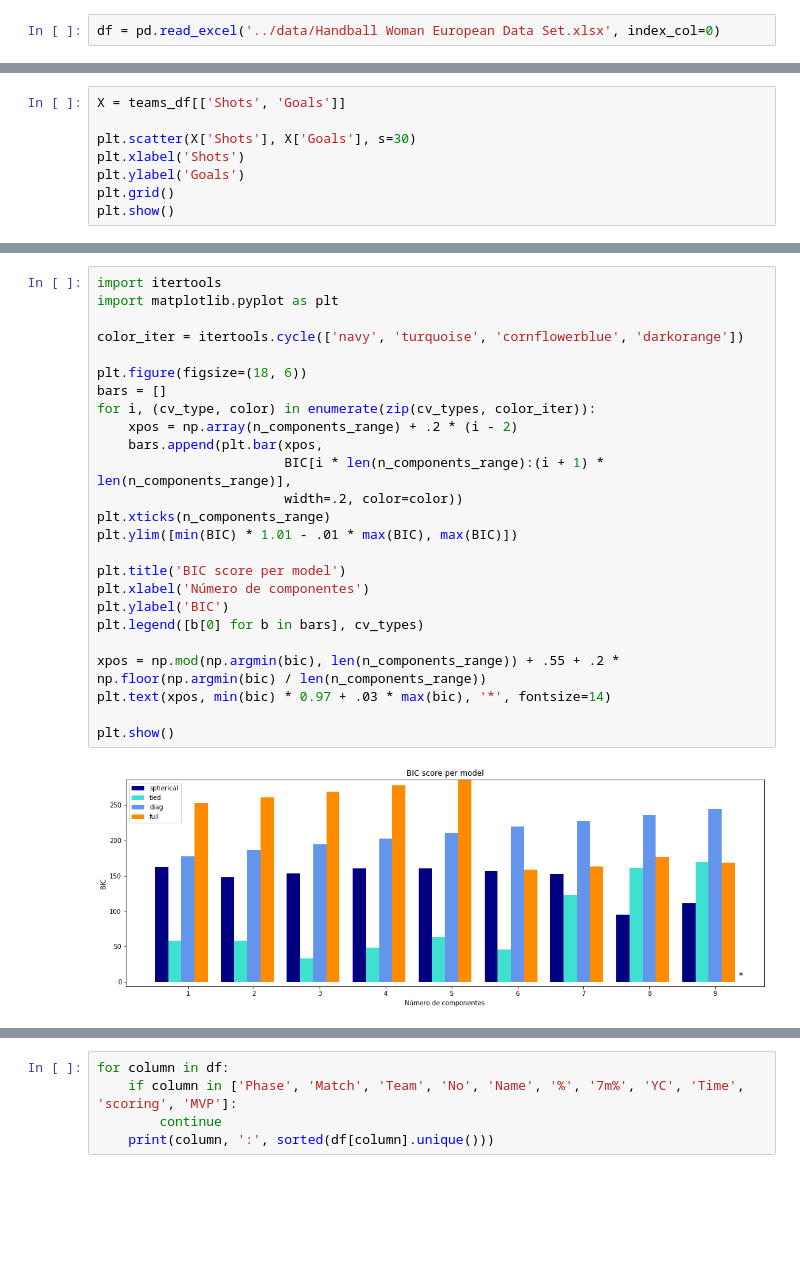
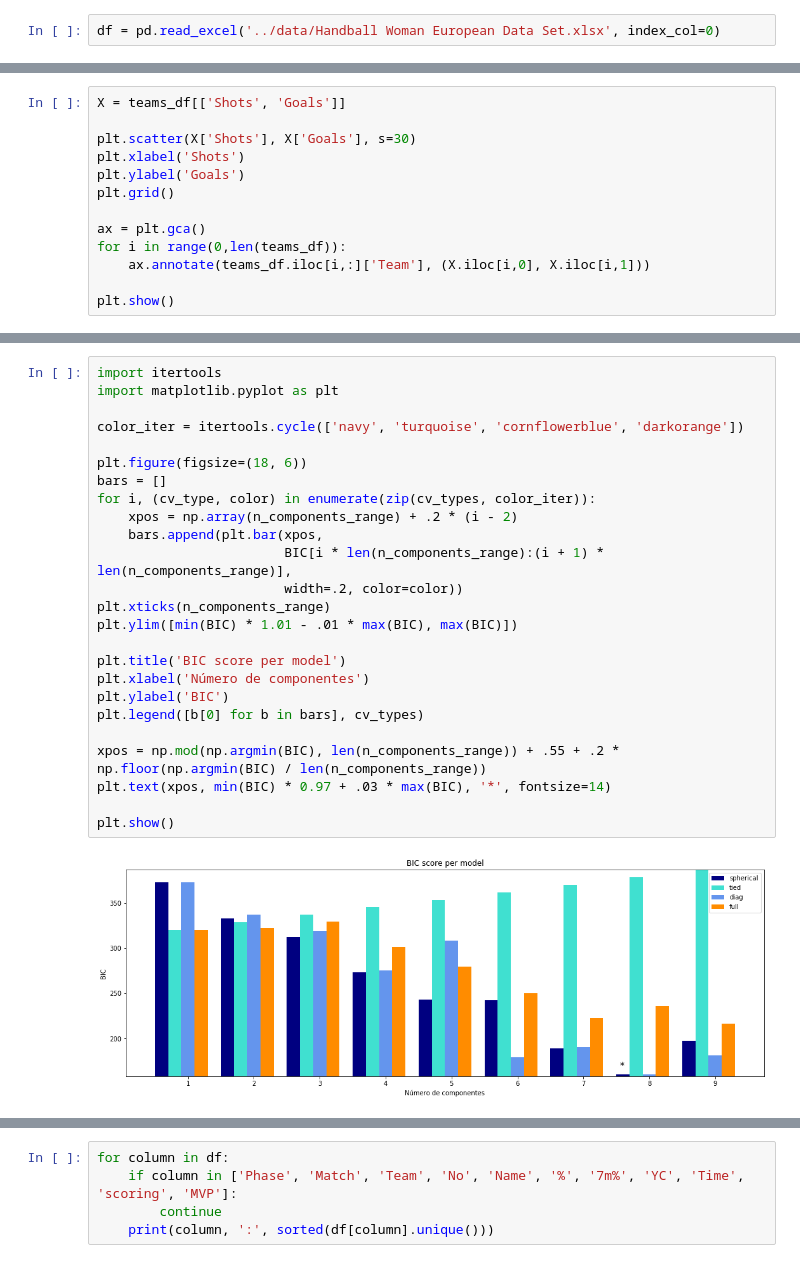
Before and after one commit to AlbertoVelascoMata/course.dsi, a Jupyter notebook: notebooks/Clustering_teams.ipynb, the cells around one changed output, grey strips where cells are left out. Drawn from its saved outputs; the diff is of its cells as text; blank space fills up the shorter version.

Commit message:
final clustering of teams notebook

```diff
--- a/notebooks/Clustering_teams.ipynb
+++ b/notebooks/Clustering_teams.ipynb
@@ -69,5 +76,10 @@ plt.scatter(X['Shots'], X['Goals'], s=30)
 plt.xlabel('Shots')
 plt.ylabel('Goals')
 plt.grid()
+
+ax = plt.gca()
+for i in range(0,len(teams_df)):
+    ax.annotate(teams_df.iloc[i,:]['Team'], (X.iloc[i,0], X.iloc[i,1]))
+
 plt.show()
 # %% [output]
@@ -103,27 +117,27 @@ Mejor tipo de Covarianza: spherical
 # %%
 import itertools
 import matplotlib.pyplot as plt
 
 color_iter = itertools.cycle(['navy', 'turquoise', 'cornflowerblue', 'darkorange'])
 
 plt.figure(figsize=(18, 6))
 bars = []
 for i, (cv_type, color) in enumerate(zip(cv_types, color_iter)):
     xpos = np.array(n_components_range) + .2 * (i - 2)
     bars.append(plt.bar(xpos,
                         BIC[i * len(n_components_range):(i + 1) * len(n_components_range)],
                         width=.2, color=color))
 plt.xticks(n_components_range)
 plt.ylim([min(BIC) * 1.01 - .01 * max(BIC), max(BIC)])
 
 plt.title('BIC score per model')
 plt.xlabel('Número de componentes')
 plt.ylabel('BIC')
 plt.legend([b[0] for b in bars], cv_types)
 
-xpos = np.mod(np.argmin(bic), len(n_components_range)) + .55 + .2 * np.floor(np.argmin(bic) / len(n_components_range))
-plt.text(xpos, min(bic) * 0.97 + .03 * max(bic), '*', fontsize=14)
+xpos = np.mod(np.argmin(BIC), len(n_components_range)) + .55 + .2 * np.floor(np.argmin(BIC) / len(n_components_range))
+plt.text(xpos, min(BIC) * 0.97 + .03 * max(BIC), '*', fontsize=14)
 
 plt.show()
 # %% [output]
-[figure, old version]
+[figure, new version]
```
Also changed, not shown: parts of 46 cells of this notebook, 9 other files.
